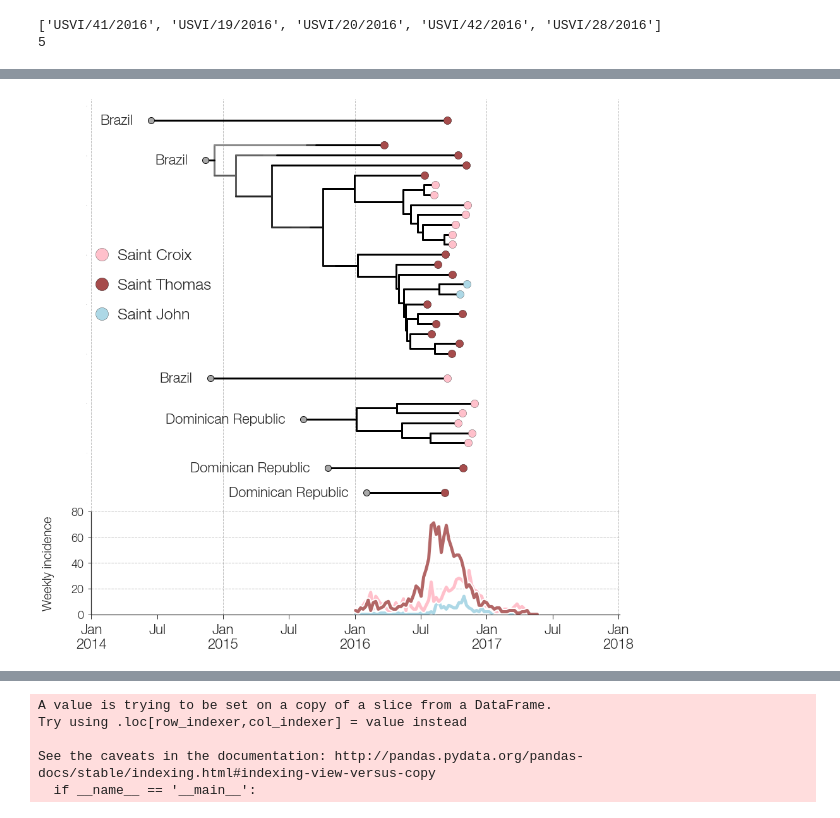
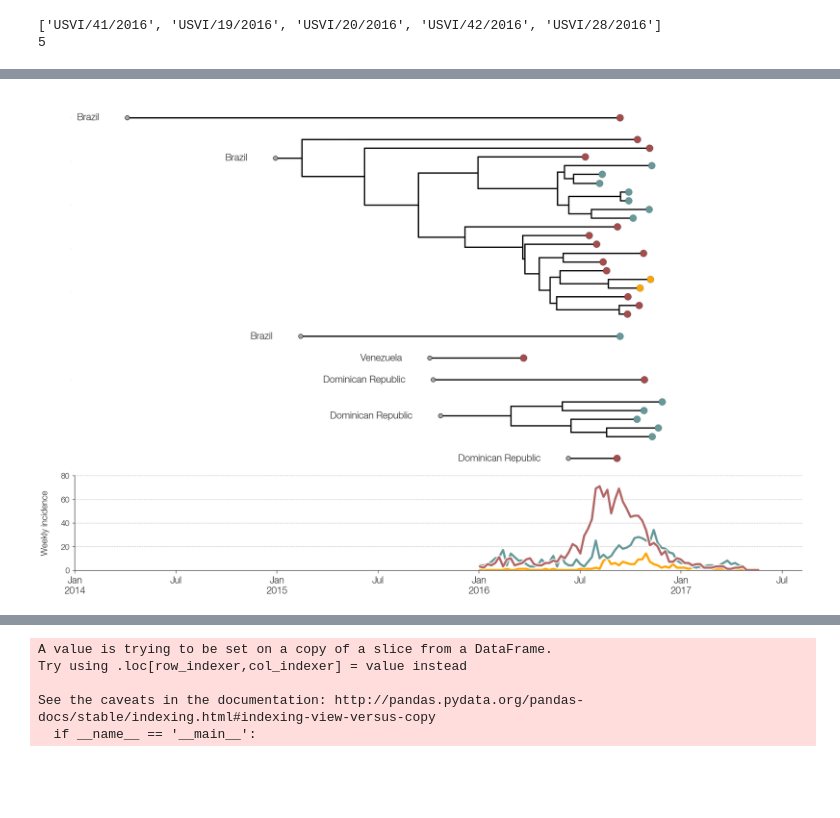
Before and after one commit to blab/zika-usvi, a Jupyter notebook: scripts/tree-plotting.ipynb, the cells around one changed output, grey strips where cells are left out. Cells and saved outputs as stored; diff of their text form; code cells hidden in the pictures; blank space fills up the shorter version.

```diff
--- a/scripts/tree-plotting.ipynb
+++ b/scripts/tree-plotting.ipynb
@@ -321,0 +835,4 @@ color_dict = {
+# %%
+for k in linked_list.Objects:
+    if isinstance(k,bt.leaf):
+        print k.name
@@ -412,9 +933,8 @@ ax.tick_params(axis='x',size=0,pad=10)
 #that means that to get number of years behind the highest tip, you need to know the distance from the leaf k.x value to the node k.x value
 #which is the youngest tip's k.x value - your node's k.x value. And this is the number you need to substract from absolute time.
 
-fig,ax = plt.subplots(figsize=(10,20),facecolor='w')
-branchWidth=2 ## default branch width
-cmap=mpl.cm.viridis
+fig,ax = plt.subplots(figsize=(25,15),facecolor='w')
+branchWidth=3 ## default branch width
 
 highestTipinYearsFromRoot = max([k.x for k in linked_list.Objects if isinstance (k, bt.leaf)])
 print highestTipinYearsFromRoot
@@ -429,7 +949,8 @@ for k in linked_list.Objects:
         #xp = highestTip - (highestTipinYearsFromRoot - k.parent.x) ## get x position of current node's parent
         xp = k.parent.absoluteTime
 
-    color=[color_dict['united_states_virgin_islands'] if k.traits['country.states']=='united_states_virgin_islands' else 'darkgrey'][0] ## can be discrete too
+
+    color='midnightblue' if k.traits['country']=='united_states_virgin_islands' else 'darkgrey' ## can be discrete too
 
     if isinstance(k,bt.leaf) or k.branchType=='leaf': ## if leaf...
         s=50-30*k.height/linked_list.treeHeight #size to draw the circle
@@ -451,11 +972,11 @@ ax.spines['left'].set_visible(False)
 ax.tick_params(axis='y',labelsize=0,size=0)
 ax.tick_params(axis='x',labelsize=18,size=0)
 
-ax.set_xlim(2014,2018)
+ax.set_xlim(2013,2017.5)
 ax.set_ylim(-5,len(linked_list.Objects)/2+10)
 
-labels = [2014.0, 2014.5, 2015.0, 2015.5, 2016.0, 2016.5, 2017.0, 2017.5, 2018.0 ]
-ax.set_xticklabels([decimalDateToAxisLabel(label) for label in labels])
+default_ticks = ax.get_xticks()
+ax.set_xticklabels([decimalDateToAxisLabel(x) for x in default_ticks])
 ax.tick_params(axis='x',labelsize=18, which='major', width=1, size=7)
 
 plt.savefig('/Users/alliblk/Desktop/gitrepos/zika-usvi/figures/whole_tree_usvi_highlight.pdf',transparent=True)
@@ -466,6 +987,6 @@ plt.show()
 # %%
 #From EBOV
-traitName='country.states'
+traitName='country'
 # traitName='location'
 linked_list.root.traits[traitName]='ancestor' ## give root node some trait value that's different from what the actual tree root has, so it registers as a switch
 linked_list.root.y=0
@@ -597,9 +1122,11 @@ print len(usvi_secondary_clade)
 # %%
 #print within_country_trees['united_states_virgin_islands']
 #print subtree_sizes['united_states_virgin_islands']
-#usvi_island_colors = {'saint_croix': 'pink', 'saint_thomas': 'orange' ,'saint_john': 'lightblue'}
-usvi_island_colors = {'saint_croix': 'pink', 'saint_thomas': 'maroon' ,'saint_john': 'lightblue'}
-labeling_dict = {'dominican_republic':'Dominican Republic', 'brazil': 'Brazil'}
+usvi_island_colors = {'saint_croix': '#669999', 'saint_thomas': 'maroon' ,'saint_john': 'orange'}
+import matplotlib.patheffects as path_effects
+
+#usvi_island_colors = {'saint_croix': 'maroon', 'saint_thomas': '#669999' ,'saint_john': '#003333'}
+labeling_dict = {'dominican_republic':'Dominican Republic', 'brazil': 'Brazil', 'venezuela': 'Venezuela'}
 
 colorbarTextSize=30 ## add colourbars
 colorbarTickLabelSize=24
@@ -615,10 +1142,10 @@ colorbarIncrement=0.08
 
 gs = gridspec.GridSpec(2, 1, height_ratios=[4, 1], wspace=0, hspace=0 )
 
-fig = plt.subplots(figsize=(15,15),facecolor='w')
+fig = plt.subplots(figsize=(30,20),facecolor='w')
 
 branchWidth=3 ## default branch width
-tipSize = 150
+tipSize = 250
 
 ax = plt.subplot(gs[0])
 cumulative_y = 0
@@ -634,7 +1161,7 @@ for origin,subtree in sorted(within_country_trees['united_states_virgin_islands'
             xp = k.parent.absoluteTime
 
         #branch_color='lightgrey'
-        branch_color = mpl.cm.Greys(k.traits['country.states.prob'])
+        branch_color = mpl.cm.Greys(k.traits['country.prob'])
 
         if isinstance(k,bt.leaf): ## leaves have circles at tips
             island = usvi_specific_island[k.name.split('|')[0]]
@@ -656,11 +1183,11 @@ for origin,subtree in sorted(within_country_trees['united_states_virgin_islands'
     origin_color='darkgrey'
 
     if subtree.Objects[0].absoluteTime==None:
-        origin_prob = subtree.Objects[0].traits['country.states.prob']
+        origin_prob = subtree.Objects[0].traits['country.prob']
         origin_x=subtree.Objects[0].absoluteTime #sending country has same x coord as root in receiving country.
         origin_y=subtree.Objects[0].y+cumulative_y #and same for the y coordinates
     else:
-        origin_prob = subtree.Objects[0].traits['country.states.prob']
+        origin_prob = subtree.Objects[0].traits['country.prob']
         origin_x=subtree.Objects[0].parent.absoluteTime
         origin_y=subtree.Objects[0].y+cumulative_y
 
@@ -685,29 +1212,36 @@ ax.tick_params(axis='y',labelsize=0,size=0)
 ax.tick_params(axis='top',labelsize=0,size=0)
 ax.tick_params(axis='bottom',labelsize=0,size=0)
 
-ax.set_xlim(2014,2018.01)
+ax.set_xlim(2014,2017.6)
 #ax.set_ylabel('Introductions to USVI, by island',size=20)
 
-ax.axvline(2014.0,ls='--',color='grey', linewidth = 1, alpha = 0.5)
+'''ax.axvline(2014.0,ls='--',color='grey', linewidth = 1, alpha = 0.5)
 ax.axvline(2015.0,ls='--',color='grey', linewidth = 1, alpha = 0.5)
 ax.axvline(2016.0,ls='--',color='grey', linewidth = 1, alpha = 0.5)
 ax.axvline(2017.0,ls='--',color='grey', linewidth = 1, alpha = 0.5)
-ax.axvline(2018.0,ls='--',color='grey', linewidth = 1, alpha = 0.5)
+ax.axvline(2018.0,ls='--',color='grey', linewidth = 1, alpha = 0.5)'''
 
 #labels = [2014.0, 2014.5, 2015.0, 2015.5, 2016.0, 2016.5, 2017.0, 2017.5, 2018.0 ]
 #ax.set_xticklabels([decimalDateToAxisLabel(label) for label in labels])
 
 
-ax.scatter(2014.08,25,s=400,facecolor=usvi_island_colors['saint_croix'],edgecolor='black',zorder=10) ##
+'''ax.scatter(2014.08,25,s=400,facecolor=usvi_island_colors['saint_croix'],edgecolor='black',zorder=10) ##
 ax.scatter(2014.08,22,s=400,facecolor='white', alpha = 1, edgecolor='black',zorder=9) ##
 ax.scatter(2014.08,22,s=400,facecolor=usvi_island_colors['saint_thomas'], alpha = 0.7, edgecolor='black',zorder=10) ## plot white circle underneath bc alpha is low
 ax.scatter(2014.08,19,s=400,facecolor=usvi_island_colors['saint_john'],edgecolor='black',zorder=10)
 
-ax.text(2014.2,24.5, 'Saint Croix', size=25)
-ax.text(2014.2,21.5, 'Saint Thomas', size=25)
-ax.text(2014.2,18.5, 'Saint John', size=25)
+ax2.text(2014,24.5, 'Saint Thomas', size=40, color=usvi_island_colors['saint_thomas'],alpha=0.8)
+ax2.text(2014,21.5, 'Saint Croix', size=40, color=usvi_island_colors['saint_croix'])
+ax2.text(2014,18.5, 'Saint John', size=40, color=usvi_island_colors['saint_john'])
+'''
 
-timeline = np.arange(2014, 2018.0833333333333, 0.08333333333333333)
+# effects=[path_effects.Stroke(linewidth=0.5, foreground='white'),path_effects.Stroke(linewidth=0.5, foreground='black')]
+
+# ax.text(2014.,26, 'Saint Thomas', size=50, color=usvi_island_colors['saint_thomas'],alpha=0.8, path_effects=effects)
+# ax.text(2014.,22, 'Saint Croix', size=50, color=usvi_island_colors['saint_croix'],path_effects=effects)
+# ax.text(2014.,18, 'Saint John', size=50, color=usvi_island_colors['saint_john'], path_effects=effects)
+
+#timeline = np.arange(2014, 2018.0833333333333, 0.08333333333333333)
 #[ax.axvspan(timeline[i],timeline[i+1],facecolor='k',edgecolor='none',alpha=0.04) for i in range(0,len(timeline)-1,2)]
 
 
@@ -726,41 +1260,46 @@ for island in islands:
         ax2.plot(x_values,y_values,color=usvi_island_colors[island], alpha = 1,lw=5,label='x',zorder=int(sum(y_values)))
     ax2.plot(x_values,y_values,color='w',lw=9,zorder=int(sum(y_values))-1)
 
-ax2.set_xlim(2014,2018.01)
+ax2.set_xlim(2014,2017.6)
 
-labels = [2014.0, 2014.5, 2015.0, 2015.5, 2016.0, 2016.5, 2017.0, 2017.5, 2018.0 ]
-ax2.set_xticklabels([decimalDateToAxisLabel(label) for label in labels])
+default_ticks = ax2.get_xticks()
+ax2.set_xticklabels([decimalDateToAxisLabel(x) for x in default_ticks])
 
 ax2.set_ylabel('Weekly incidence\n',size=20)
 ax2.set_ylim(0,80)
 
 ax2.spines['top'].set_visible(False)
 ax2.spines['right'].set_visible(False)
 
 ax2.tick_params(axis='x',labelsize=22, which='major', width=1, size=7)
 ax2.tick_params(axis='y',labelsize=18, width=1, size=5)
 
-ax2.axvline(2014.0,ls='--',color='grey', linewidth = 1, alpha = 0.5)
+'''ax2.axvline(2014.0,ls='--',color='grey', linewidth = 1, alpha = 0.5)
 ax2.axvline(2015.0,ls='--',color='grey', linewidth = 1, alpha = 0.5)
 ax2.axvline(2016.0,ls='--',color='grey', linewidth = 1, alpha = 0.5)
 ax2.axvline(2017.0,ls='--',color='grey', linewidth = 1, alpha = 0.5)
-ax2.axvline(2018.0,ls='--',color='grey', linewidth = 1, alpha = 0.5)
+ax2.axvline(2018.0,ls='--',color='grey', linewidth = 1, alpha = 0.5)'''
 
 
 ax2.axhline(20,ls='--',color='grey', linewidth = 1, alpha = 0.5)
 ax2.axhline(40,ls='--',color='grey', linewidth = 1, alpha = 0.5)
 ax2.axhline(60,ls='--',color='grey', linewidth = 1, alpha = 0.5)
 ax2.axhline(80,ls='--',color='grey', linewidth = 1, alpha = 0.5)
+'''
+effects=[path_effects.Stroke(linewidth=0.5, foreground='white'),path_effects.Stroke(linewidth=0.5, foreground='black')]
 
+ax2.text(2014.1,61, 'Saint Thomas', size=50, color=usvi_island_colors['saint_thomas'],alpha=0.8, path_effects=effects)
+ax2.text(2014.1,41, 'Saint Croix', size=50, color=usvi_island_colors['saint_croix'],path_effects=effects)
+ax2.text(2014.1,21, 'Saint John', size=50, color=usvi_island_colors['saint_john'], path_effects=effects)
 #ax2.axvline(decimalDate('2016-01-20'),ls='--',color='grey', linewidth = 1, alpha = 0.5)
-
+'''
 
 #[ax2.axvspan(timeline[i],timeline[i+1],facecolor='k',edgecolor='none',alpha=0.04) for i in range(0,len(timeline)-1,2)]
 
 plt.savefig('/Users/alliblk/Desktop/gitrepos/zika-usvi/figures/usvi_introductions_and_incidence_transparent.png', transparent=True)
 plt.savefig('/Users/alliblk/Desktop/gitrepos/zika-usvi/figures/usvi_introductions_and_incidence_transparent.pdf', transparent=True)
 # %% [output]
-[figure, old version]
+[figure, new version]
 # %%
 from matplotlib.dates import DateFormatter, DayLocator, YearLocator
 
```
Also changed, not shown: parts of 30 cells of this notebook.
